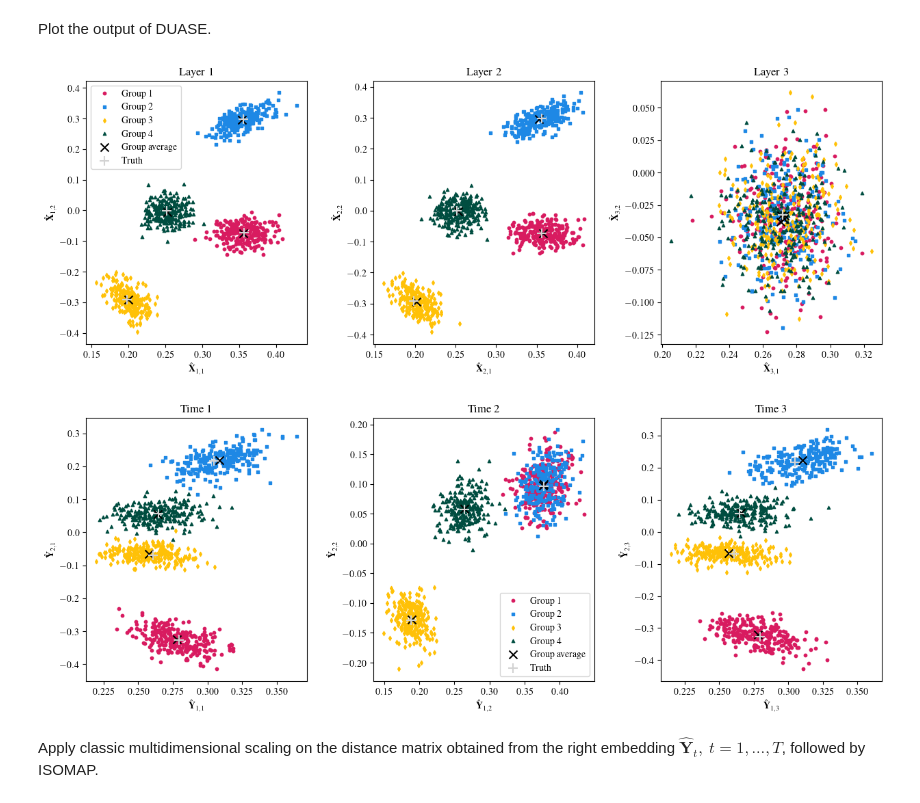
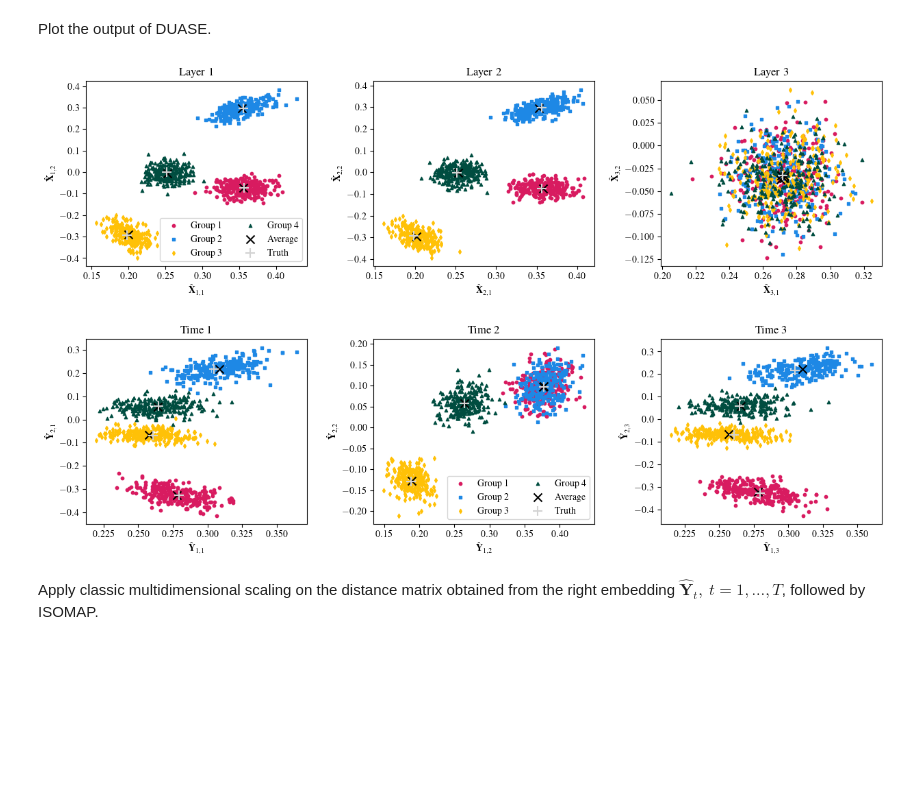
Before and after one commit to mjbaum/dmprdpg, a Jupyter notebook: notebooks/dmpsbm.ipynb, the cells around one changed output. Saved outputs shown, nothing was run; the diff lists cells and outputs as text; code cells hidden in the pictures; blank space fills up the shorter version.

```diff
--- a/notebooks/dmpsbm.ipynb
+++ b/notebooks/dmpsbm.ipynb
@@ -69,36 +69,36 @@ Plot the output of DUASE.
 # %%
 import matplotlib.pyplot as plt
 ## Compile with tikz and times font
 plt.rc('text', usetex=True)
 plt.rc('font', family='times')
 ## Plot all layers in different subfigures
-fig, axs = plt.subplots(1,3, figsize=(15, 5))
+fig, axs = plt.subplots(1,3, figsize=(15, 3.5))
 cols = np.array(['#D81B60', '#1E88E5', '#FFC107', '#004D40'])
 mars = np.array(['o', 's', 'd', '^'])
 ## Slightly augment distance between subfigures
 plt.subplots_adjust(wspace=0.3)
 for k in range(3):
     for i in range(4):
         axs[k].scatter(X[z == i, 0, k], X[z == i, 1, k], c=cols[i], s=10, marker=mars[i])
     axs[k].set_title(f"Layer {k+1}")
     ## Axis labels
     axs[k].set_xlabel(r"$\hat{\mathbf{X}}_{" + str(k+1) + ",1}$")
     axs[k].set_ylabel(r"$\hat{\mathbf{X}}_{" + str(k+1) + ",2}$")
     ## Add average per group and "truth"
     for i in range(4):
         axs[k].scatter(X_avg[i,0,k], X_avg[i,1,k], c='black', s=75, marker='x')
         axs[k].scatter(mu2[i,0,k], mu2[i,1,k], c='lightgray', s=100, marker='+')
     ## Only plot legend in first subfigure
     if k == 0:
-        axs[k].legend([f"Group {i+1}" for i in range(4)] + ["Group average", "Truth"], loc='upper left')
+        axs[k].legend([f"Group {i+1}" for i in range(4)] + ["Average", "Truth"], loc='lower right', ncol=2)
 ## Save plot
 plt.savefig("figures/duase_layers_sbm.pdf", bbox_inches='tight')
 plt.show()
 # %% [output]
-[figure, old version]
+[figure, new version]
 # %%
 ## Repeat for different times
-fig, axs = plt.subplots(1,3, figsize=(15, 5))
+fig, axs = plt.subplots(1,3, figsize=(15, 3.5))
 plt.subplots_adjust(wspace=0.3)
 for t in range(3):
     for i in range(4):
@@ -111,11 +111,11 @@ for t in range(3):
         axs[t].scatter(lam2[i,0,t], lam2[i,1,t], c='lightgray', s=100, marker='+')
     ## Add legend only in second subfigure
     if t == 1:
-        axs[t].legend([f"Group {i+1}" for i in range(4)] + ["Group average", "Truth"], loc='lower right')
+        axs[t].legend([f"Group {i+1}" for i in range(4)] + ["Average", "Truth"], loc='lower right', ncol=2)
 plt.savefig("figures/duase_time_sbm.pdf", bbox_inches='tight')
 plt.show()
 # %% [output]
-[figure, old version]
+[figure, new version]
 # %% [markdown]
 Apply classic multidimensional scaling on the distance matrix obtained from the right embedding $\hat{\mathbf{Y}}_t,\ t=1,\dots,T$, followed by ISOMAP.
 # %%
```
Also changed, not shown: 6 other files.
